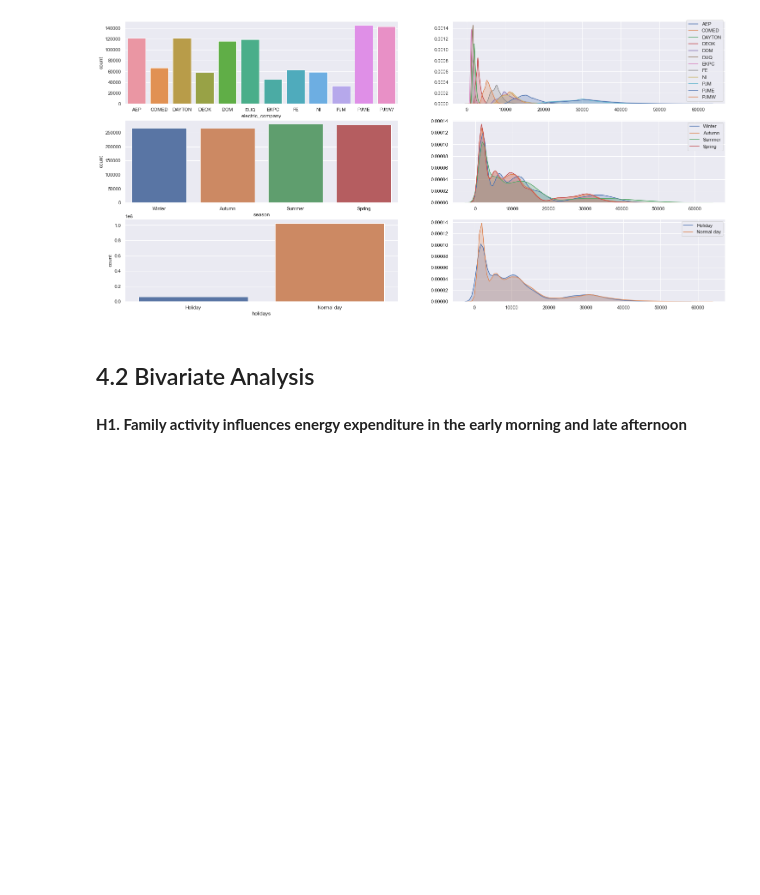
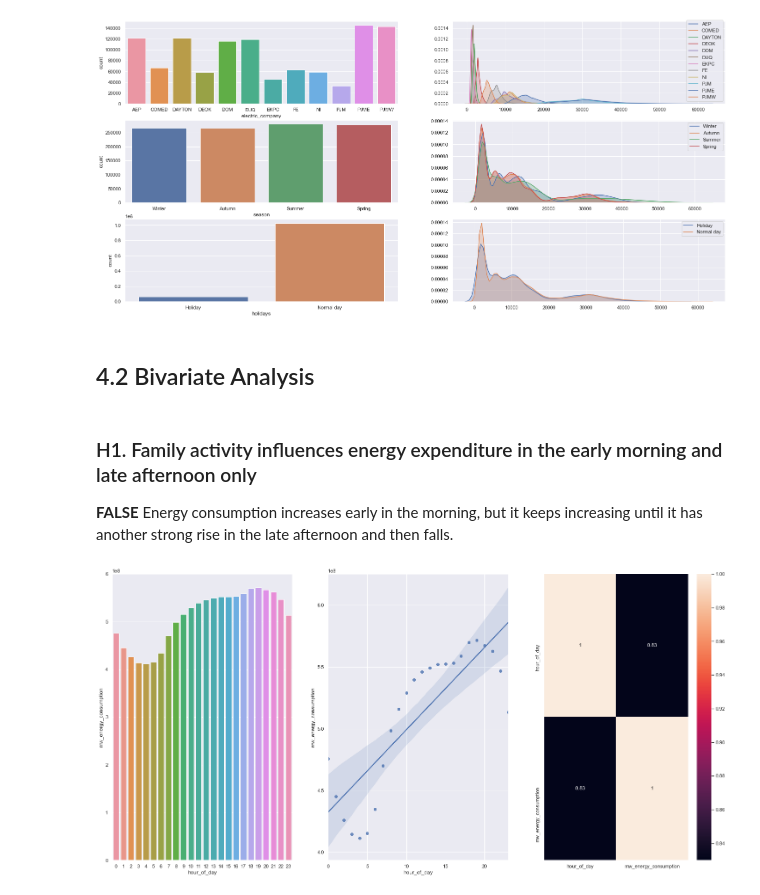
Before and after one commit to panambY/Hourly_Energy_Consumption, a Jupyter notebook: Hourly_Energy_Consumption.ipynb, the cells around one changed output. Saved outputs shown, nothing was run; the diff lists cells and outputs as text; code cells hidden in the pictures; blank space fills up the shorter version.

Commit message:
Exploratory Data Analysis

```diff
--- a/Hourly_Energy_Consumption.ipynb
+++ b/Hourly_Energy_Consumption.ipynb
@@ -486,4 +519,18 @@ sns.kdeplot( df4[df4['holidays'] == 'Normal day']['mw_energy_consumption'], labe
 # %% [markdown]
 ## 4.2 Bivariate Analysis
 # %% [markdown]
-**H1. Family activity influences energy expenditure in the early morning and late afternoon**
+### H1. Family activity influences energy expenditure in the early morning and late afternoon only
+
+**FALSE** Energy consumption increases early in the morning, but it keeps increasing until it has another strong rise in the late afternoon and then falls.
+# %%
+plt.subplot(1,3,1)
+aux1 = df4[['hour_of_day', 'mw_energy_consumption']].groupby( 'hour_of_day' ).sum().reset_index()
+sns.barplot( x='hour_of_day', y='mw_energy_consumption', data=aux1)
+
+plt.subplot(1,3,2)
+sns.regplot( x='hour_of_day', y='mw_energy_consumption', data=aux1 )
+
+plt.subplot(1,3,3)
+sns.heatmap( aux1.corr( method='pearson' ), annot=True );
+# %% [output]
+[figure, added]
```
Also changed, not shown: parts of 24 cells of this notebook.
